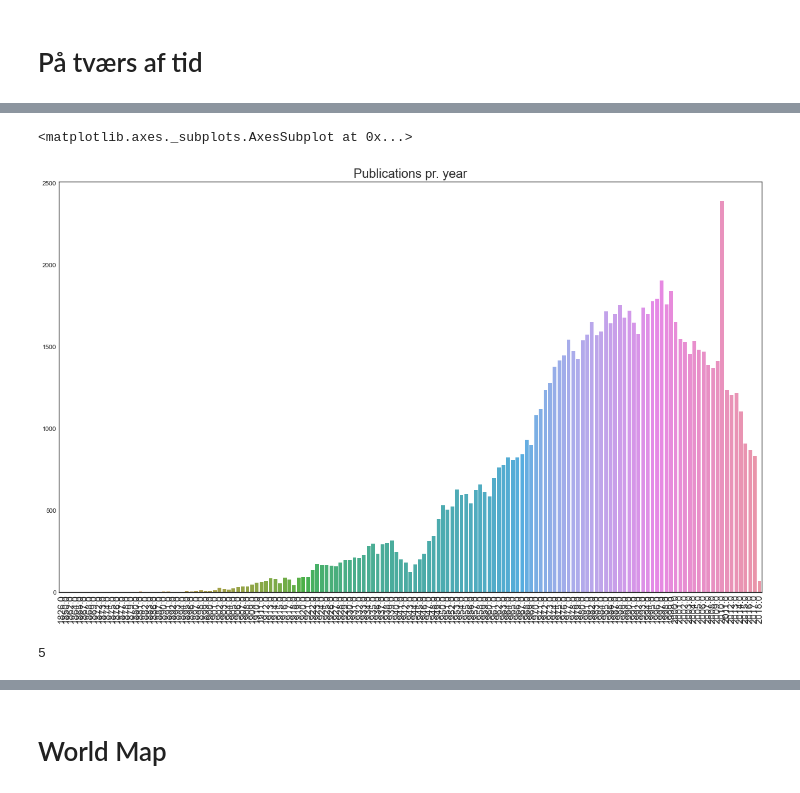
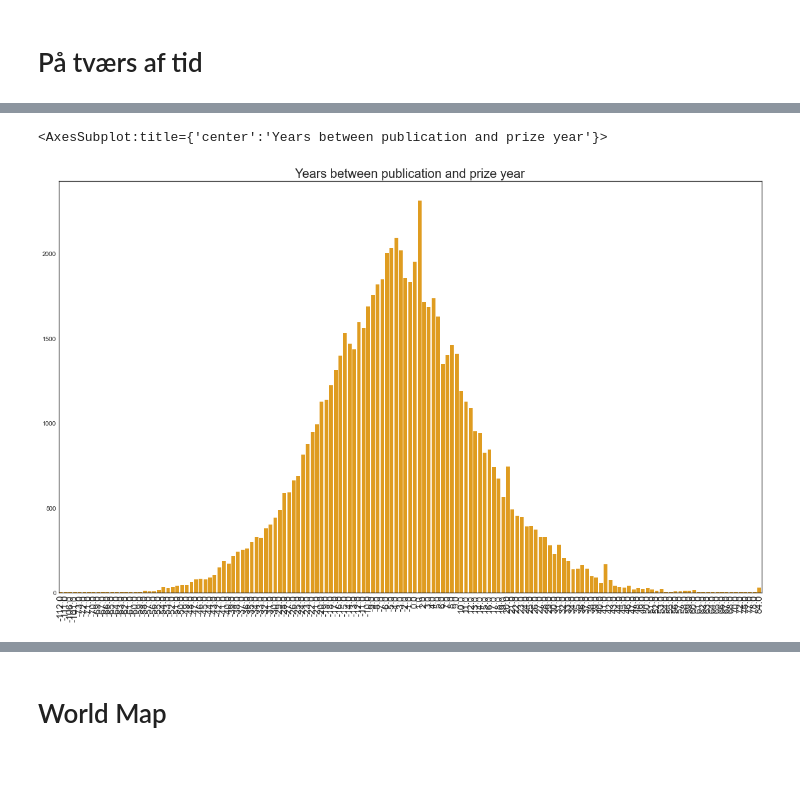
Before and after one commit to EsbenBL/AKOP2021, a Jupyter notebook: dataverse_files/Descriptive Analysis.ipynb, the cells around one changed output, grey strips where cells are left out. Drawn from its saved outputs; the diff is of its cells as text; code cells hidden in the pictures; blank space fills up the shorter version.

```diff
--- a/dataverse_files/Descriptive Analysis.ipynb
+++ b/dataverse_files/Descriptive Analysis.ipynb
@@ -38,6 +6,11 @@ import seaborn as sns
 import matplotlib.pylab as plt
 %matplotlib inline
 
-master = pd.read_csv('final_data_set.csv', sep = ';', encoding = 'utf-8')
+master = pd.read_csv('preproc_dataset.csv', sep = ';', encoding = 'utf-8')
+
+# reduce e.g. Britain, Germany nationality to the first mentioned nationality, i.e. Britain
+master.nationality = master.nationality.apply(lambda x: x.split(',')[0])
+master.nationality = master.nationality.apply(lambda x: x.split('-')[0])
+
 uni_df = master.drop_duplicates('affiliation')[['affiliation', 'uni_nationality', 'continent']]
 lau_df = master.drop_duplicates('laureate_name')[['laureate_name', 'nationality', 'birthyear', 'gender_mf']]
@@ -43,0 +148,11 @@ lau_df = master.drop_duplicates('laureate_name')[['laureate_name', 'nationality'
+# %%
+''' Cleaning '''
+# Remove observations without affiliation (or name, but might be redundant)
+# We can't use those in the network analysis
+
+_tot = master.laureate_name.nunique()
+print('In total: ', _tot)
+master = master.dropna(subset=["laureate_name", "affiliation"])
+_subtot = master.laureate_name.nunique()
+print('With affiliation at some point:', _subtot)
+print('Without affiliation at any point: ', _tot-_subtot)
@@ -46,16 +193,12 @@ lau_df = master.drop_duplicates('laureate_name')[['laureate_name', 'nationality'
 # %%
-plt.style.use('seaborn-white')
-_vals = master['pub_year'].value_counts()
+# diff between publication year and prize year
+master['pub_prize_diff'] = master.apply(lambda x: x['pub_year']- x['prize_year'], axis =1)
+
+_vals = master['pub_prize_diff'].value_counts()
 fig, ax = plt.subplots(figsize=(20, 12))
 plt.xticks(rotation=90, size = 15)
-plt.title('Publications pr. year', size = 20)
-sns.barplot(x=_vals.index, y=_vals.values, ax=ax)
+plt.title('Years between publication and prize year', size = 20)
+sns.barplot(x=_vals.index, y=_vals.values, ax=ax,color = "orange")
 # %% [output]
-<matplotlib.axes._subplots.AxesSubplot at 0x...>
+<AxesSubplot:title={'center':'Years between publication and prize year'}>
-[figure, old version]
+[figure, new version]
-# %%
-''' Antal kvinder uden affiliation på noget tidspunkt? '''
-master.query('gender_mf == "F"').drop_duplicates(['laureate_name', 'affiliation']).sort_values('affiliation').\
-drop_duplicates('laureate_name').affiliation.isna().sum()
-# %% [output]
-5
```
Also changed, not shown: parts of 45 cells of this notebook, 49 other files.
